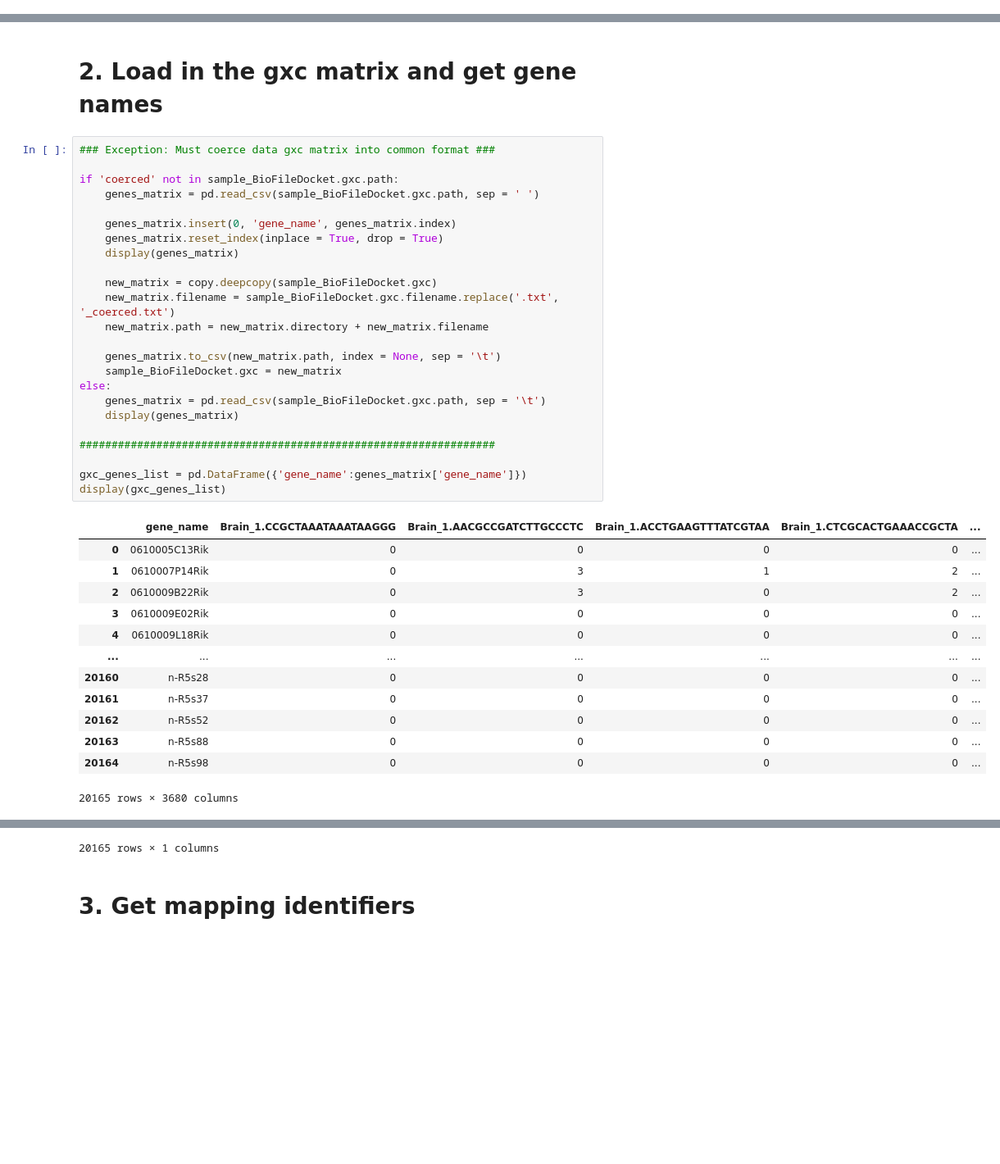
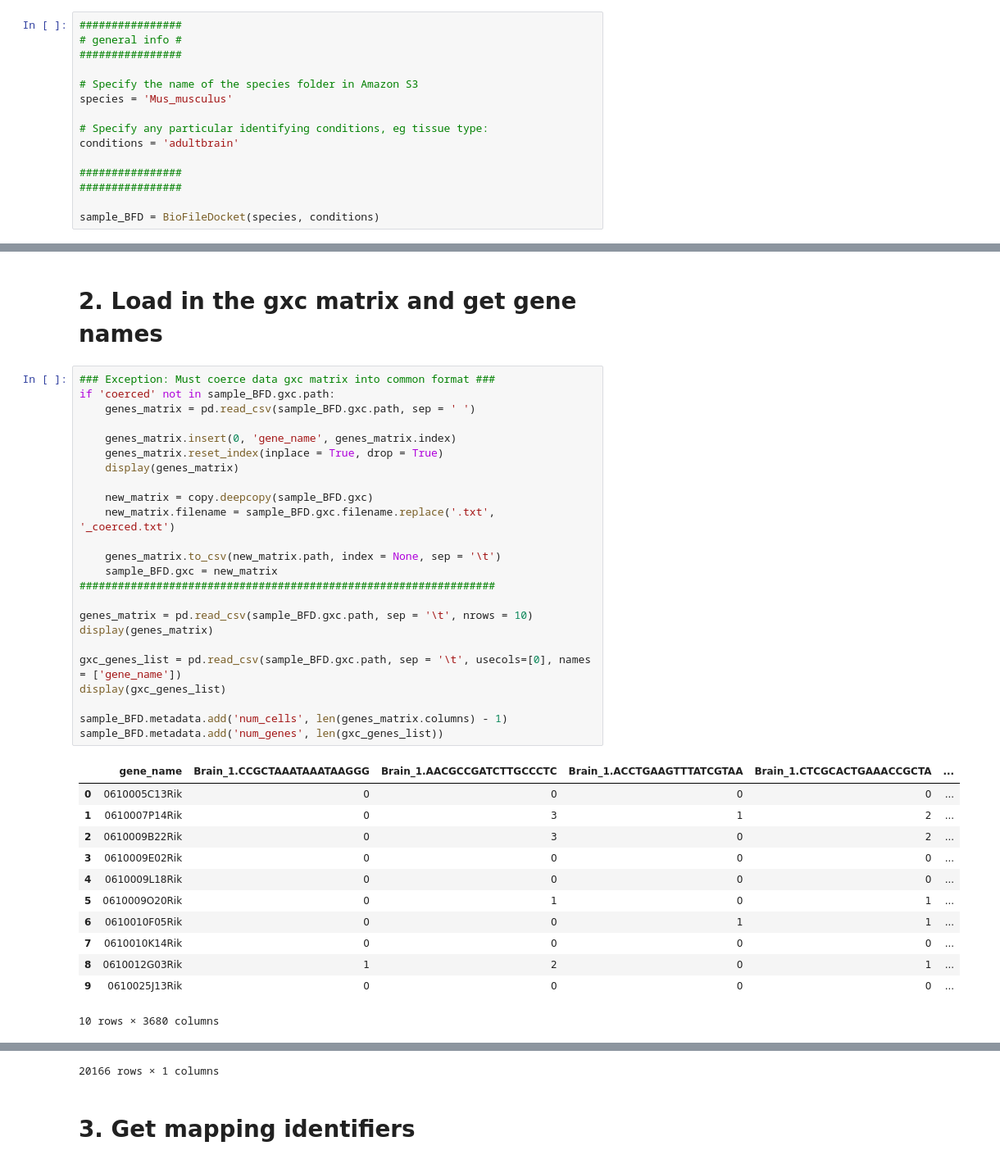
Before and after one commit to Arcadia-Science/glial-origins, a Jupyter notebook: notebooks/Mmus_adultbrain/1_Mmus_adultbrain_downloading.ipynb, the cells around one changed output, grey strips where cells are left out. Shown at 82% size. Saved outputs shown, nothing was run; the diff lists cells and outputs as text; blank space fills up the shorter version.

```diff
--- a/notebooks/Mmus_adultbrain/1_Mmus_adultbrain_downloading.ipynb
+++ b/notebooks/Mmus_adultbrain/1_Mmus_adultbrain_downloading.ipynb
@@ -32,0 +35,15 @@ This notebook collects data from the [Han et al. 2018](https://www.sciencedirect
+# %%
+################
+# general info #
+################
+
+# Specify the name of the species folder in Amazon S3
+species = 'Mus_musculus'
+
+# Specify any particular identifying conditions, eg tissue type:
+conditions = 'adultbrain'
+
+################
+################
+
+sample_BFD = BioFileDocket(species, conditions)
@@ -111,40 +123,39 @@ display(vars(sample_BioFileDocket))
 # 2. Load in the gxc matrix and get gene names
 # %%
 ### Exception: Must coerce data gxc matrix into common format ###
-
-if 'coerced' not in sample_BioFileDocket.gxc.path:
-    genes_matrix = pd.read_csv(sample_BioFileDocket.gxc.path, sep = ' ')
+if 'coerced' not in sample_BFD.gxc.path:
+    genes_matrix = pd.read_csv(sample_BFD.gxc.path, sep = ' ')
 
     genes_matrix.insert(0, 'gene_name', genes_matrix.index)
     genes_matrix.reset_index(inplace = True, drop = True)
     display(genes_matrix)
 
-    new_matrix = copy.deepcopy(sample_BioFileDocket.gxc)
-    new_matrix.filename = sample_BioFileDocket.gxc.filename.replace('.txt', '_coerced.txt')
-    new_matrix.path = new_matrix.directory + new_matrix.filename
+    new_matrix = copy.deepcopy(sample_BFD.gxc)
+    new_matrix.filename = sample_BFD.gxc.filename.replace('.txt', '_coerced.txt')
 
     genes_matrix.to_csv(new_matrix.path, index = None, sep = '\t')
-    sample_BioFileDocket.gxc = new_matrix
-else:
-    genes_matrix = pd.read_csv(sample_BioFileDocket.gxc.path, sep = '\t')
-    display(genes_matrix)
-
+    sample_BFD.gxc = new_matrix
 #################################################################
 
-gxc_genes_list = pd.DataFrame({'gene_name':genes_matrix['gene_name']})
+genes_matrix = pd.read_csv(sample_BFD.gxc.path, sep = '\t', nrows = 10)
+display(genes_matrix)
+
+gxc_genes_list = pd.read_csv(sample_BFD.gxc.path, sep = '\t', usecols=[0], names = ['gene_name'])
 display(gxc_genes_list)
+
+sample_BFD.metadata.add('num_cells', len(genes_matrix.columns) - 1)
+sample_BFD.metadata.add('num_genes', len(gxc_genes_list))
 # %% [output]
 |  | gene_name | Brain_1.CCGCTAAATAAATAAGGG | Brain_1.AACGCCGATCTTGCCCTC | Brain_1.ACCTGAAGTTTATCGTAA | Brain_1.CTCGCACTGAAACCGCTA | ... |
 | 0 | 0610005C13Rik | 0 | 0 | 0 | 0 | ... |
 | 1 | 0610007P14Rik | 0 | 3 | 1 | 2 | ... |
 | 2 | 0610009B22Rik | 0 | 3 | 0 | 2 | ... |
 | 3 | 0610009E02Rik | 0 | 0 | 0 | 0 | ... |
 | 4 | 0610009L18Rik | 0 | 0 | 0 | 0 | ... |
-| ... | ... | ... | ... | ... | ... | ... |
-| 20160 | n-R5s28 | 0 | 0 | 0 | 0 | ... |
-| 20161 | n-R5s37 | 0 | 0 | 0 | 0 | ... |
-| 20162 | n-R5s52 | 0 | 0 | 0 | 0 | ... |
-| 20163 | n-R5s88 | 0 | 0 | 0 | 0 | ... |
-| 20164 | n-R5s98 | 0 | 0 | 0 | 0 | ... |
+| 5 | 0610009O20Rik | 0 | 1 | 0 | 1 | ... |
+| 6 | 0610010F05Rik | 0 | 0 | 1 | 1 | ... |
+| 7 | 0610010K14Rik | 0 | 0 | 0 | 0 | ... |
+| 8 | 0610012G03Rik | 1 | 2 | 0 | 1 | ... |
+| 9 | 0610025J13Rik | 0 | 0 | 0 | 0 | ... |
-20165 rows × 3680 columns
+10 rows × 3680 columns
 |  | gene_name |
@@ -162,4 +173,4 @@ display(gxc_genes_list)
-20165 rows × 1 columns
+20166 rows × 1 columns
 # %% [markdown]
 # 3. Get mapping identifiers
 # %%
```
Also changed, not shown: parts of 20 cells of this notebook, 2 other files.
